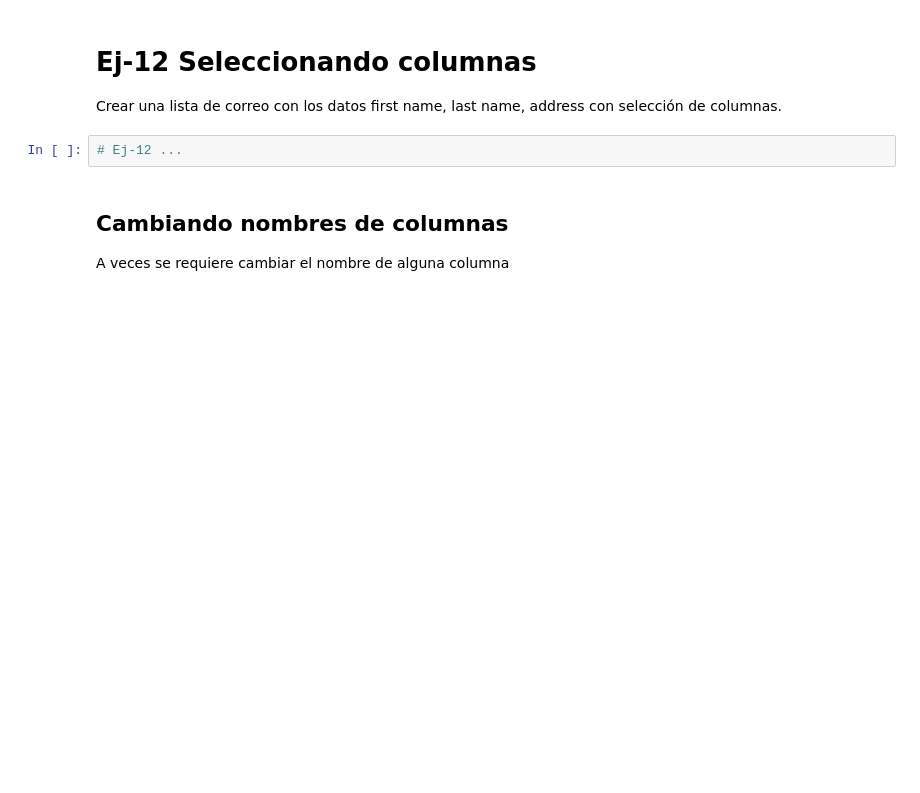
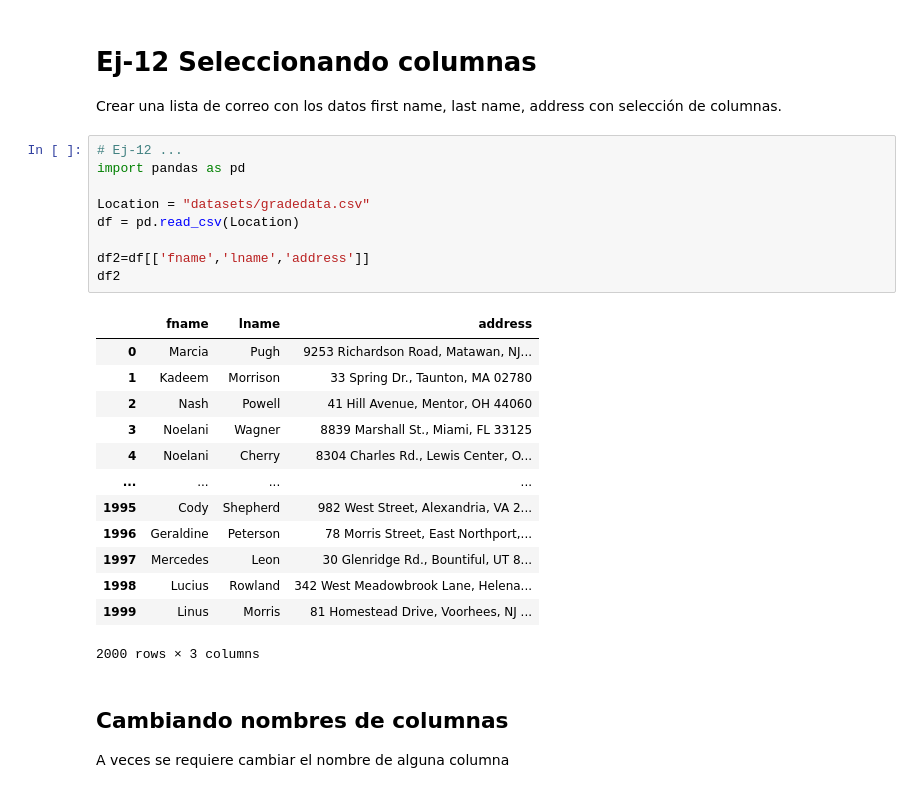
Before and after one commit to Joranome/T2LimpiezaDatos, a Jupyter notebook: 01-li-datos.ipynb, the cells around one changed output. Saved outputs shown, nothing was run; the diff lists cells and outputs as text; blank space fills up the shorter version.

```diff
--- a/01-li-datos.ipynb
+++ b/01-li-datos.ipynb
@@ -1328,8 +1328,29 @@ df2.head()
 # Ej-12 Seleccionando columnas
 
 Crear una lista de correo con los datos first name, last name, address con selección de columnas.
-# %%
-# Ej-12 ...
+# %%
+# Ej-12 ...
+import pandas as pd
+
+Location = "datasets/gradedata.csv"
+df = pd.read_csv(Location)
+
+df2=df[['fname','lname','address']]
+df2
+# %% [output]
+|  | fname | lname | address |
+| 0 | Marcia | Pugh | 9253 Richardson Road, Matawan, NJ... |
+| 1 | Kadeem | Morrison | 33 Spring Dr., Taunton, MA 02780 |
+| 2 | Nash | Powell | 41 Hill Avenue, Mentor, OH 44060 |
+| 3 | Noelani | Wagner | 8839 Marshall St., Miami, FL 33125 |
+| 4 | Noelani | Cherry | 8304 Charles Rd., Lewis Center, O... |
+| ... | ... | ... | ... |
+| 1995 | Cody | Shepherd | 982 West Street, Alexandria, VA 2... |
+| 1996 | Geraldine | Peterson | 78 Morris Street, East Northport,... |
+| 1997 | Mercedes | Leon | 30 Glenridge Rd., Bountiful, UT 8... |
+| 1998 | Lucius | Rowland | 342 West Meadowbrook Lane, Helena... |
+| 1999 | Linus | Morris | 81 Homestead Drive, Voorhees, NJ ... |
+2000 rows × 3 columns
 # %% [markdown]
 ## Cambiando nombres de columnas
 
```
